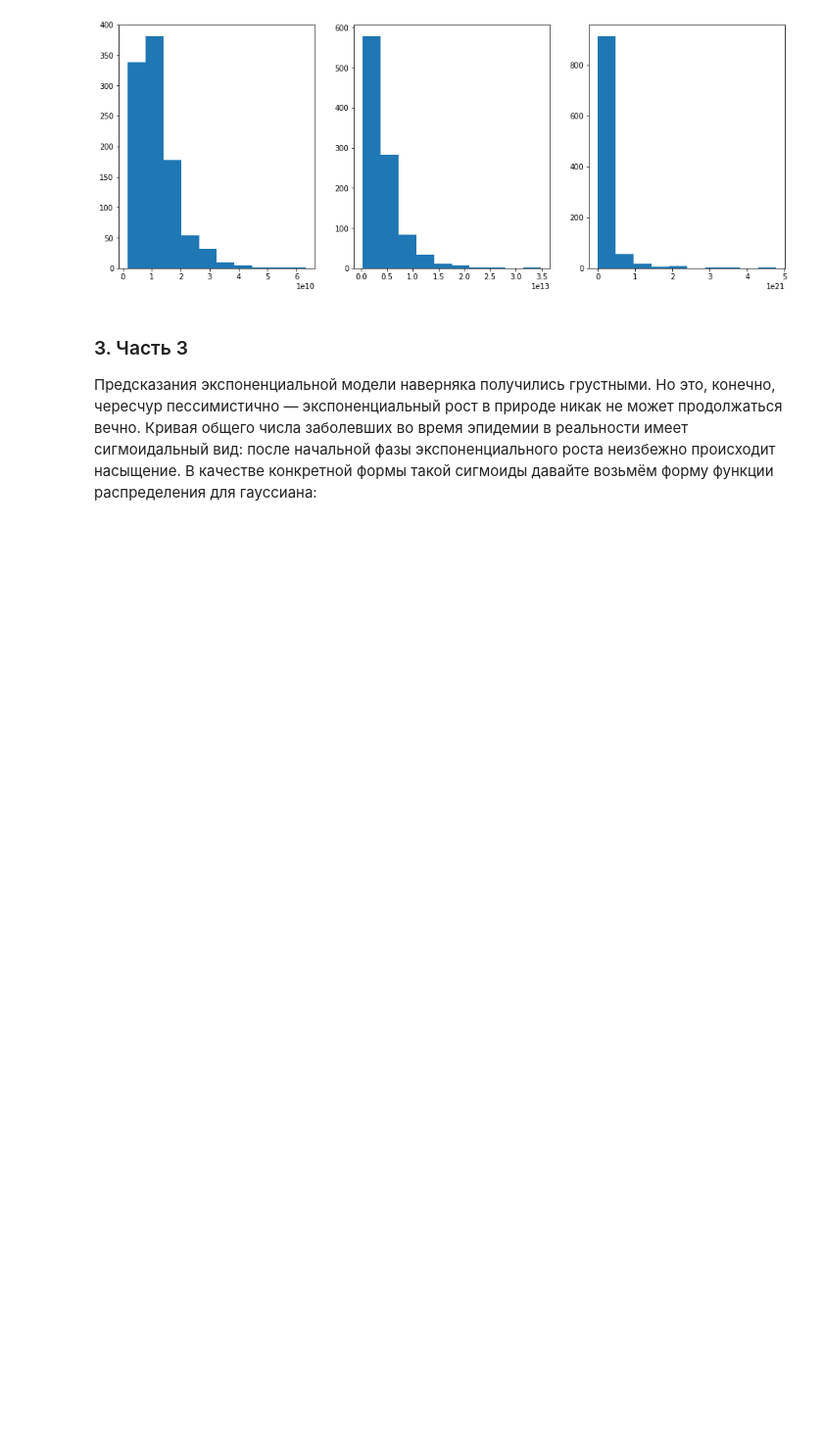
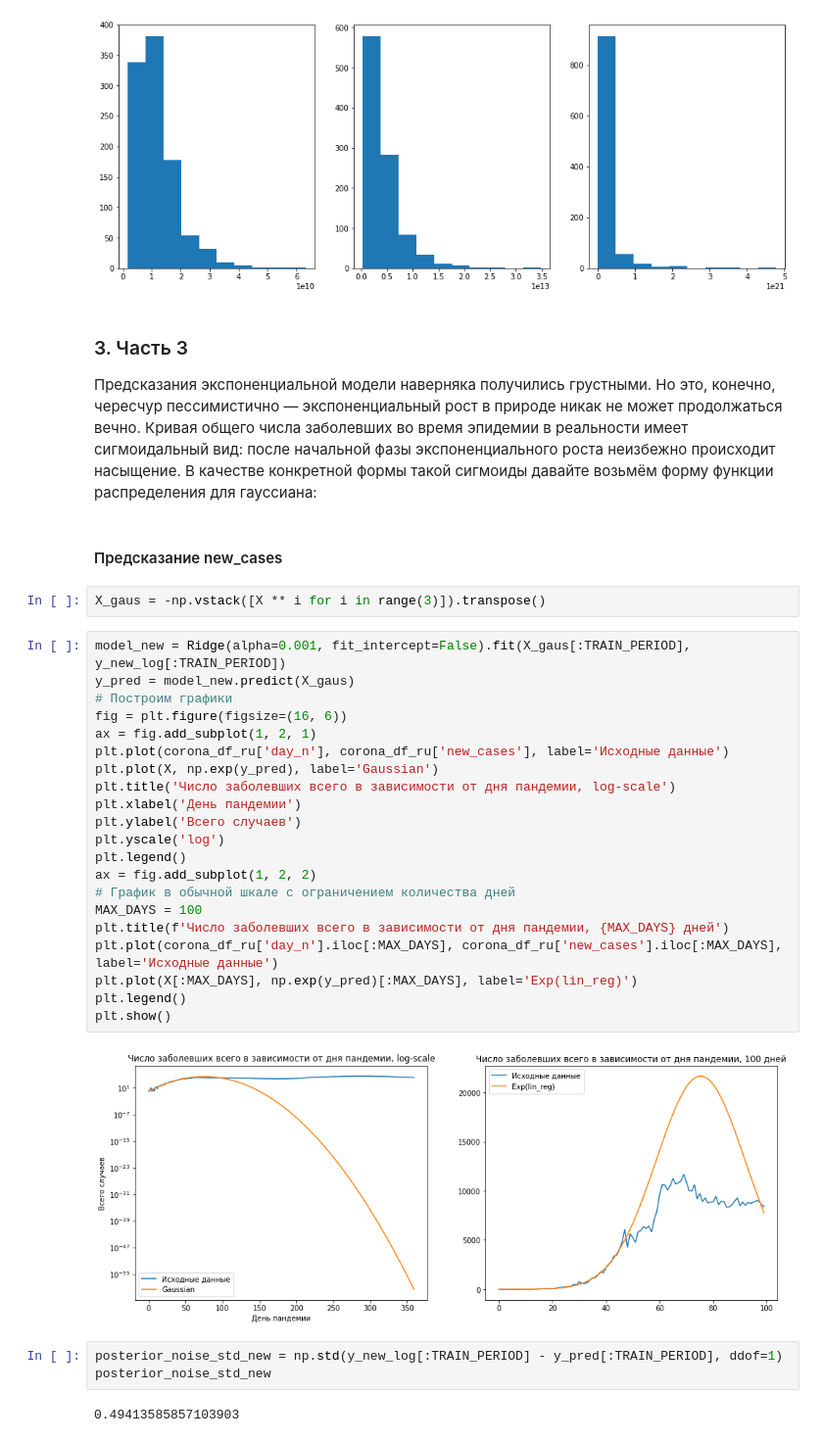
Before and after one commit to MaximSinyaev/made_ml_2, a Jupyter notebook: hw1/HW1.ipynb, the cells around one changed output. Shown at 98% size. Saved outputs shown, nothing was run; the diff lists cells and outputs as text; blank space fills up the shorter version.

```diff
--- a/hw1/HW1.ipynb
+++ b/hw1/HW1.ipynb
@@ -421,3 +429,35 @@ for i, point in enumerate(points):
 # %% [markdown]
 ### 3. Часть 3
 Предсказания экспоненциальной модели наверняка получились грустными. Но это, конечно, чересчур пессимистично — экспоненциальный рост в природе никак не может продолжаться вечно. Кривая общего числа заболевших во время эпидемии в реальности имеет сигмоидальный вид: после начальной фазы экспоненциального роста неизбежно происходит насыщение. В качестве конкретной формы такой сигмоиды давайте возьмём форму функции распределения для гауссиана:
+# %% [markdown]
+#### Предсказание new_cases
+# %%
+X_gaus = -np.vstack([X ** i for i in range(3)]).transpose()
+# %%
+model_new = Ridge(alpha=0.001, fit_intercept=False).fit(X_gaus[:TRAIN_PERIOD], y_new_log[:TRAIN_PERIOD])
+y_pred = model_new.predict(X_gaus)
+# Построим графики
+fig = plt.figure(figsize=(16, 6))
+ax = fig.add_subplot(1, 2, 1)
+plt.plot(corona_df_ru['day_n'], corona_df_ru['new_cases'], label='Исходные данные')
+plt.plot(X, np.exp(y_pred), label='Gaussian')
+plt.title('Число заболевших всего в зависимости от дня пандемии, log-scale')
+plt.xlabel('День пандемии')
+plt.ylabel('Всего случаев')
+plt.yscale('log')
+plt.legend()
+ax = fig.add_subplot(1, 2, 2)
+# График в обычной шкале с ограничением количества дней
+MAX_DAYS = 100
+plt.title(f'Число заболевших всего в зависимости от дня пандемии, {MAX_DAYS} дней')
+plt.plot(corona_df_ru['day_n'].iloc[:MAX_DAYS], corona_df_ru['new_cases'].iloc[:MAX_DAYS], label='Исходные данные')
+plt.plot(X[:MAX_DAYS], np.exp(y_pred)[:MAX_DAYS], label='Exp(lin_reg)')
+plt.legend()
+plt.show()
+# %% [output]
+[figure, added]
+# %%
+posterior_noise_std_new = np.std(y_new_log[:TRAIN_PERIOD] - y_pred[:TRAIN_PERIOD], ddof=1)
+posterior_noise_std_new
+# %% [output]
+0.49413585857103903
```
Also changed, not shown: parts of 14 cells of this notebook.
